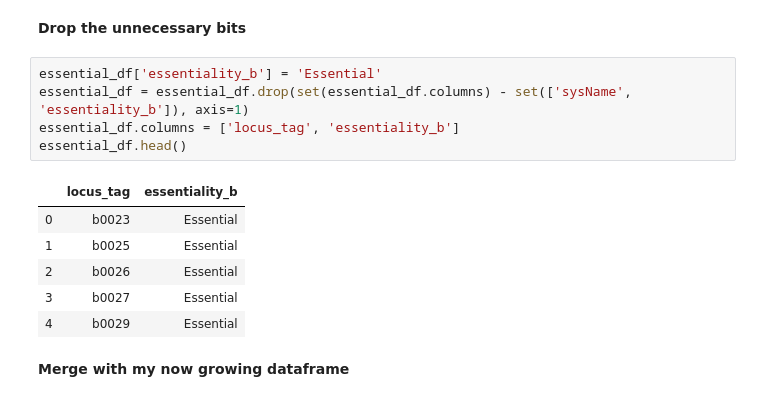
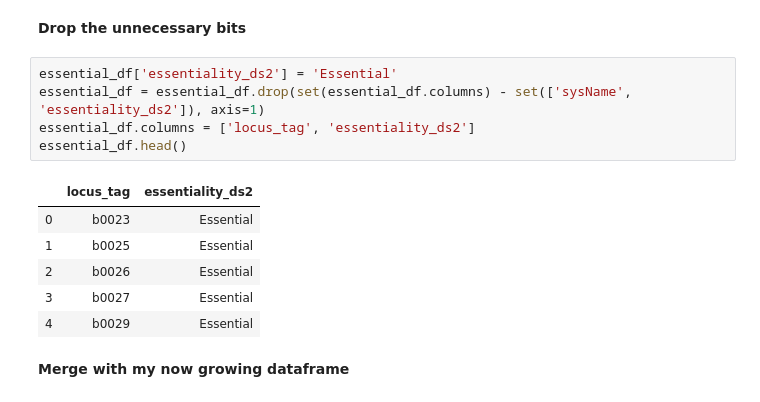
Before and after one commit to dcweaver/phage-translation, a Jupyter notebook: Code/AJH_ecoli_indepth.ipynb, the cells around one changed output. Cells and saved outputs as stored; diff of their text form.

```diff
--- a/Code/AJH_ecoli_indepth.ipynb
+++ b/Code/AJH_ecoli_indepth.ipynb
@@ -249,12 +227,12 @@ essential_df.head()
 # %% [markdown]
 **Drop the unnecessary bits**
 # %%
-essential_df['essentiality_b'] = 'Essential'
-essential_df = essential_df.drop(set(essential_df.columns) - set(['sysName', 'essentiality_b']), axis=1)
-essential_df.columns = ['locus_tag', 'essentiality_b']
+essential_df['essentiality_ds2'] = 'Essential'
+essential_df = essential_df.drop(set(essential_df.columns) - set(['sysName', 'essentiality_ds2']), axis=1)
+essential_df.columns = ['locus_tag', 'essentiality_ds2']
 essential_df.head()
 # %% [output]
-|  | locus_tag | essentiality_b |
+|  | locus_tag | essentiality_ds2 |
 | 0 | b0023 | Essential |
 | 1 | b0025 | Essential |
 | 2 | b0026 | Essential |
```
Also changed, not shown: parts of 74 cells of this notebook, 6 other files.
